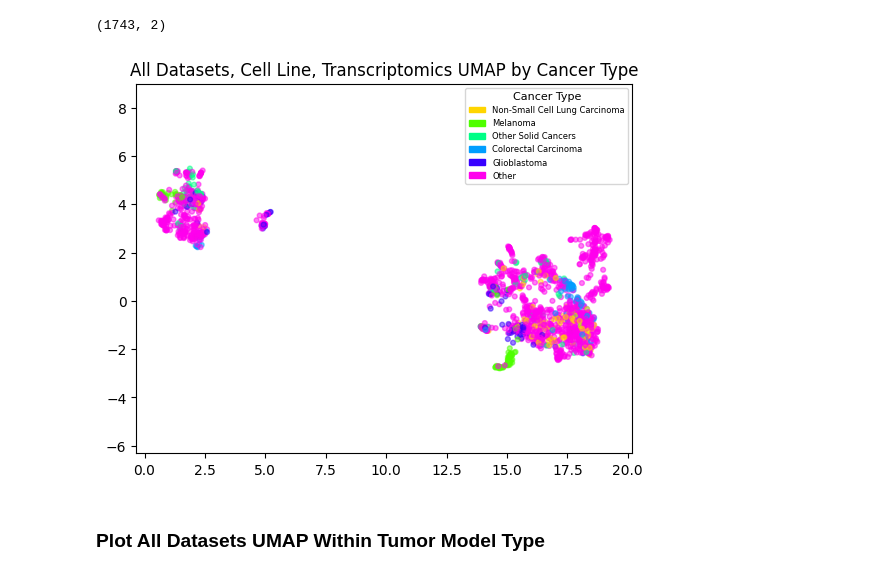
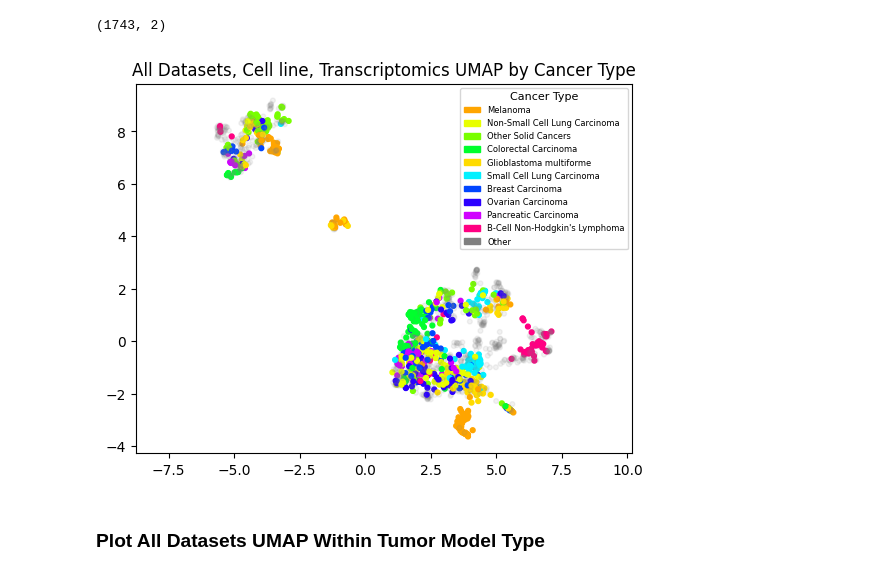
Before and after one commit to PNNL-CompBio/coderdata, a Jupyter notebook: tutorials/Data_Exploration_UMAP_Tutorial.ipynb, the cells around one changed output. Drawn from its saved outputs; the diff is of its cells as text; code cells hidden in the pictures.

```diff
--- a/tutorials/Data_Exploration_UMAP_Tutorial.ipynb
+++ b/tutorials/Data_Exploration_UMAP_Tutorial.ipynb
@@ -75,7 +73,7 @@ joined_dataset3 = cd.join_datasets(joined_dataset2,mpnst)
 Processing Data...
 Loaded genes dataset.
 # %%
-= joined_dataset3.transcriptomics[["improve_sample_id", "transcriptomics", "entrez_id", "source", "study"]]
+joined_dataset3.transcriptomics= joined_dataset3.transcriptomics[["improve_sample_id", "transcriptomics", "entrez_id", "source", "study"]]
 # %%
 joined_dataset3.info()
 # %% [output]
@@ -319,7 +313,7 @@ jd3_sample_col[f'full_color_group'] = jd3_sample_col.apply(
 
 jd3_sample_col['color'] = jd3_sample_col[f'full_color_group'].map(color_map)
 
-jd3_sample_col['alpha'] = jd3_sample_col['cancer_group'].apply(lambda x: 0.25 if x == 'Other' else 1.0)
+jd3_sample_col['alpha'] = jd3_sample_col['full_color_group'].apply(lambda x: 0.25 if x == 'Other' else 1.0)
 legend_handles = [mpatches.Patch(color=color_map[group], label=group) for group in list(top_10_types) + ['Other']]
 
 # Plotting
@@ -340,12 +334,12 @@ plt.show()
 # %%
-# Function to apply unified color mapping and plot for a given model type
-def plot_umap_by_model_type(model_type, embedding, color_map, jd3_sample_col):
+# Function to apply unified color mapping across cancer types and plot UMAP by model type
+def plot_umap_by_model_type(model_type, embedding, color_map, jd3_sample_col,num):
     # Determine top 10 cancer types for the current model type
-    top_10_types = jd3_sample_col[jd3_sample_col.model_type == model_type].cancer_type.value_counts().head(10).index
+    top_x_types = jd3_sample_col[jd3_sample_col.model_type == model_type].cancer_type.value_counts().head(num).index
 
     # Create a new column for mapping colors with the unified color scheme, considering only top 10 for the current model
     jd3_sample_col[f'{model_type}_color_group'] = jd3_sample_col.apply(
-        lambda row: row.cancer_type if row.cancer_type in top_10_types else 'Other', axis=1
+        lambda row: row.cancer_type if row.cancer_type in top_x_types else 'Other', axis=1
     )
 
     # Map the color_group column to actual colors using the unified color map
@@ -358,13 +352,13 @@ def plot_umap_by_model_type(model_type, embedding, color_map, jd3_sample_col):
     plt.scatter(
         embedding[:, 0],
         embedding[:, 1],
-        c=filtered_rows['color'],  # Use the mapped colors from unified color map
-        alpha=[0.2 if x == 'Other' else 1 for x in filtered_rows[f'{model_type}_color_group']],  # One-liner for conditional alpha
-        s=12  # Adjust size as needed
+        c=filtered_rows['color'],
+        alpha=[0.1 if x == 'Other' else 1 for x in filtered_rows[f'{model_type}_color_group']],  # One-liner for conditional alpha
+        s=12
     )
 
     # Adjusting legend to reflect new grouping with unified color scheme
-    legend_handles = [mpatches.Patch(color=color_map[group], label=group) for group in list(top_10_types) + ['Other']]
+    legend_handles = [mpatches.Patch(color=color_map[group], label=group) for group in list(top_x_types) + ['Other']]
     plt.gca().set_aspect('equal', 'datalim')
     plt.legend(handles=legend_handles, title='Cancer Type', prop={'size': 6}, title_fontsize=8)
     plt.title(f'All Datasets, {model_type.capitalize()}, Transcriptomics UMAP by Cancer Type', fontsize=12)
@@ -426,38 +388,9 @@ embedding_t_full_cell_line_data.shape
 # %% [output]
 (1743, 2)
 # %%
-
-top_5_cancer_types = jd3_sample_col[jd3_sample_col.model_type == "cell line"].cancer_type.value_counts().head(5).index
-
-# Create a new column for mapping colors
-jd3_sample_col['cell_line_color_group'] = jd3_sample_col.apply(lambda row: row.cancer_type if row.cancer_type in top_5_cancer_types else 'Other', axis=1)
-
-# Create a color palette with one color for each of the top 5 types plus one for "Other"
-unique_groups = pd.concat([pd.Series(top_5_cancer_types), pd.Series(['Other'])])
-colors = sns.color_palette("hsv", len(unique_groups))
-color_map = dict(zip(unique_groups, colors))
-
-# Map the color_group column to actual colors
-jd3_sample_col['color'] = jd3_sample_col['cell_line_color_group'].map(color_map)
-
-# Plotting
-plt.scatter(
-    embedding_t_full_cell_line_data[:, 0],
-    embedding_t_full_cell_line_data[:, 1],
-    c=jd3_sample_col[jd3_sample_col.model_type == "cell line"]['color'],  # Use the mapped colors
-    alpha=0.5,  # Adjust alpha as needed
-    s=12
-)
-
-# Adjust legend to reflect new grouping
-legend_handles = [mpatches.Patch(color=color_map[group], label=group) for group in unique_groups]
-# plt.legend(handles=legend_handles, title='Cancer Type')
-plt.gca().set_aspect('equal', 'datalim')
-plt.legend(handles=legend_handles, title='Cancer Type', prop={'size': 6}, title_fontsize=8)
-plt.title('All Datasets, Cell Line, Transcriptomics UMAP by Cancer Type', fontsize=12)
-plt.show()
+plot_umap_by_model_type("cell line", embedding_t_full_cell_line_data, color_map, jd3_sample_col,10)
 # %% [output]
-[figure, old version]
+[figure, new version]
 # %% [markdown]
 ### Plot All Datasets UMAP Within Tumor Model Type
 # %%
```
Also changed, not shown: parts of 37 cells of this notebook.
